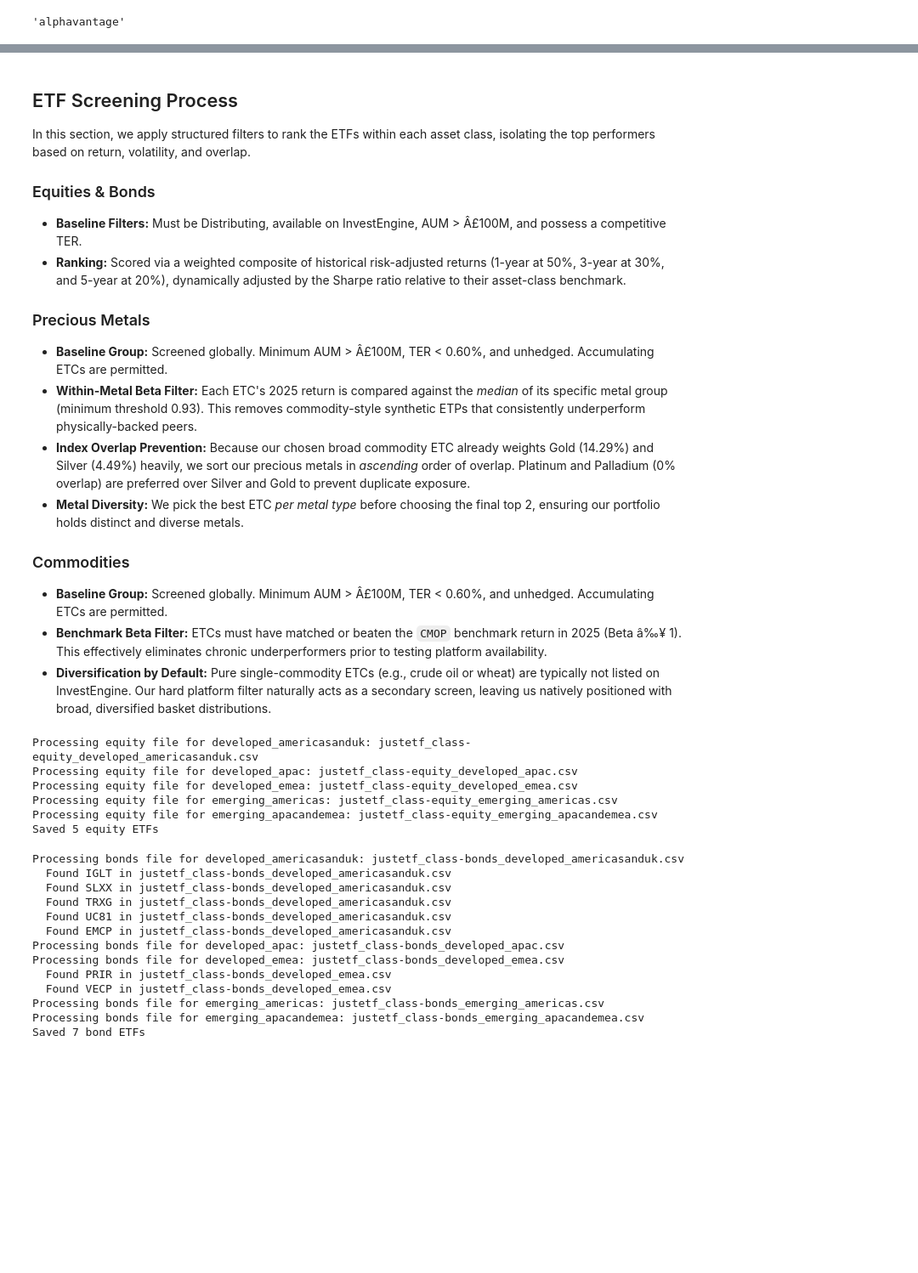
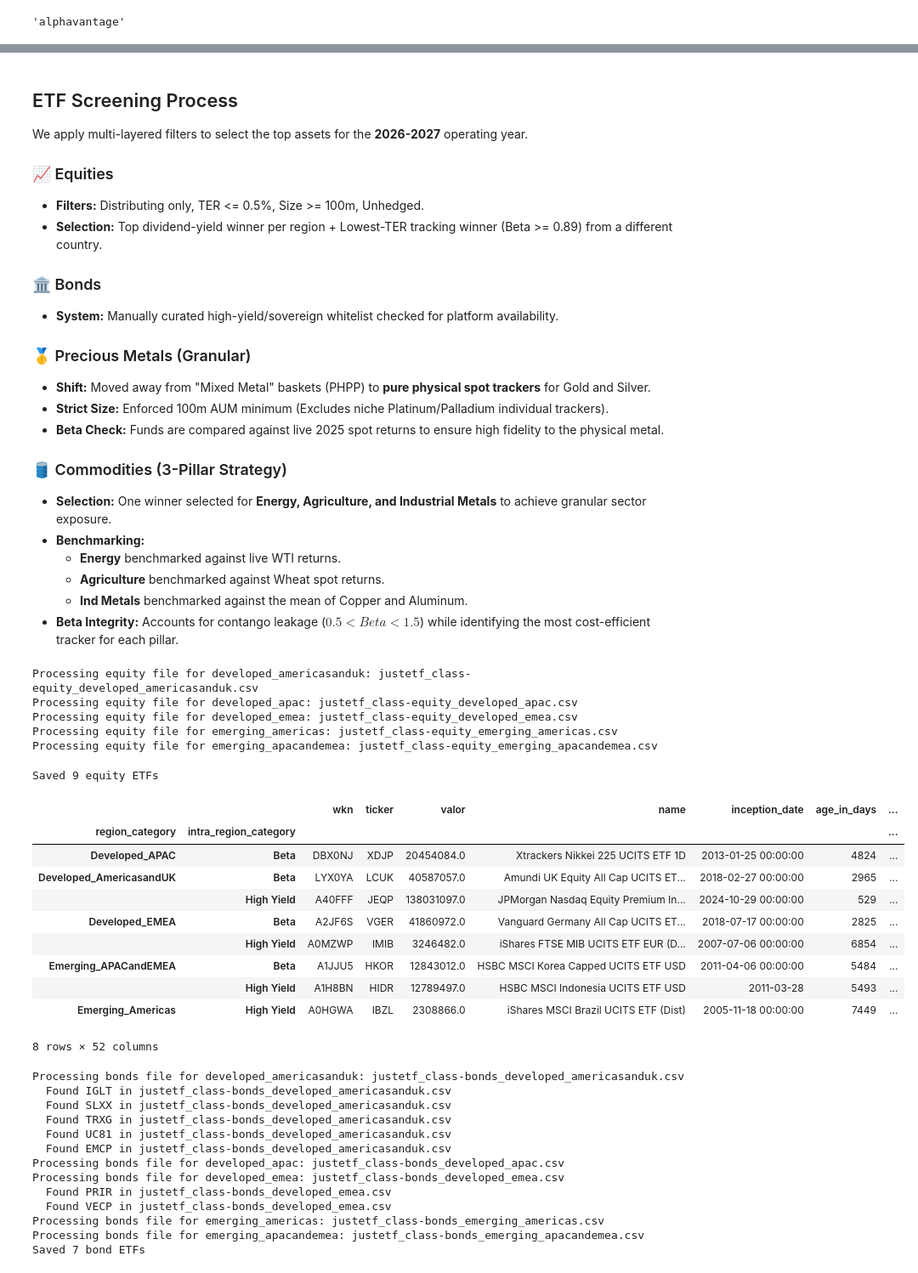
Before and after one commit to nairraks/etf-isa-portfolio, a Jupyter notebook: notebooks/02_etf_screening.ipynb, the cells around one changed output, grey strips where cells are left out. Shown at 85% size. Cells and saved outputs as stored; diff of their text form; code cells hidden in the pictures; blank space fills up the shorter version.

```diff
--- a/notebooks/02_etf_screening.ipynb
+++ b/notebooks/02_etf_screening.ipynb
@@ -139,21 +136,26 @@ benchmark_df
 # %% [markdown]
 ## ETF Screening Process
-In this section, we apply structured filters to rank the ETFs within each asset class, isolating the top performers based on return, volatility, and overlap.
+We apply multi-layered filters to select the top assets for the **2026-2027** operating year.
 
-### Equities & Bonds
-- **Baseline Filters:** Must be Distributing, available on InvestEngine, AUM > Â£100M, and possess a competitive TER.
-- **Ranking:** Scored via a weighted composite of historical risk-adjusted returns (1-year at 50%, 3-year at 30%, and 5-year at 20%), dynamically adjusted by the Sharpe ratio relative to their asset-class benchmark.
+### 📈 Equities
+- **Filters:** Distributing only, TER <= 0.5%, Size >= 100m, Unhedged.
+- **Selection:** Top dividend-yield winner per region + Lowest-TER tracking winner (Beta >= 0.89) from a different country.
 
-### Precious Metals
-- **Baseline Group:** Screened globally. Minimum AUM > Â£100M, TER < 0.60%, and unhedged. Accumulating ETCs are permitted.
-- **Within-Metal Beta Filter:** Each ETC's 2025 return is compared against the *median* of its specific metal group (minimum threshold 0.93). This removes commodity-style synthetic ETPs that consistently underperform physically-backed peers.
-- **Index Overlap Prevention:** Because our chosen broad commodity ETC already weights Gold (14.29%) and Silver (4.49%) heavily, we sort our precious metals in *ascending* order of overlap. Platinum and Palladium (0% overlap) are preferred over Silver and Gold to prevent duplicate exposure.
-- **Metal Diversity:** We pick the best ETC *per metal type* before choosing the final top 2, ensuring our portfolio holds distinct and diverse metals.
+### 🏛 Bonds
+- **System:** Manually curated high-yield/sovereign whitelist checked for platform availability.
 
-### Commodities
-- **Baseline Group:** Screened globally. Minimum AUM > Â£100M, TER < 0.60%, and unhedged. Accumulating ETCs are permitted.
-- **Benchmark Beta Filter:** ETCs must have matched or beaten the `CMOP` benchmark return in 2025 (Beta â‰¥ 1). This effectively eliminates chronic underperformers prior to testing platform availability.
-- **Diversification by Default:** Pure single-commodity ETCs (e.g., crude oil or wheat) are typically not listed on InvestEngine. Our hard platform filter naturally acts as a secondary screen, leaving us natively positioned with broad, diversified basket distributions.
+### 🥇 Precious Metals (Granular)
+- **Shift:** Moved away from "Mixed Metal" baskets (PHPP) to **pure physical spot trackers** for Gold and Silver.
+- **Strict Size:** Enforced 100m AUM minimum (Excludes niche Platinum/Palladium individual trackers).
+- **Beta Check:** Funds are compared against live 2025 spot returns to ensure high fidelity to the physical metal.
+
+### 🛢 Commodities (3-Pillar Strategy)
+- **Selection:** One winner selected for **Energy, Agriculture, and Industrial Metals** to achieve granular sector exposure.
+- **Benchmarking:**
+    - **Energy** benchmarked against live WTI returns.
+    - **Agriculture** benchmarked against Wheat spot returns.
+    - **Ind Metals** benchmarked against the mean of Copper and Aluminum.
+- **Beta Integrity:** Accounts for contango leakage ($0.5 < Beta < 1.5$) while identifying the most cost-efficient tracker for each pillar.
 # %%
 main_df_equities = pd.DataFrame()
 
@@ -189,12 +191,22 @@ for filepath in sorted(DATA_RAW.glob("justetf_class-equity*.csv")):
 
         include_tickers = ['IBZL']
         distributing_df = distributing_df[
-            (distributing_df['ter'] < 0.5) | (distributing_df['ticker'].isin(include_tickers))
+            (distributing_df['ter'] <= 0.5) | (distributing_df['ticker'].isin(include_tickers))
         ]
 
         # Tickers to exclude (re-evaluate with yfinance — some may now be available)
         remove_tickers = ['XUCN', 'LYXIB', 'C001', 'SW2CHA', 'XSMI', 'SJPD', 'XESD', 'C024']
         distributing_df = distributing_df[~distributing_df['ticker'].isin(remove_tickers)]
+
+        # Merge benchmark data and compute beta for the entire distributing_df
+        distributing_df = pd.merge(
+            distributing_df,
+            benchmark_df[['country', 'benchmark_ticker', 'benchmark_description', 'benchmark_2025_Return']],
+            on='country', how='left'
+        )
+        distributing_df["beta"] = (
+            distributing_df["2025"] / distributing_df["benchmark_2025_Return"]
+        )
 
         hy_df = (distributing_df.copy()
                  .sort_values(by=['last_year_dividends'], ascending=False)
@@ -204,19 +216,12 @@ for filepath in sorted(DATA_RAW.glob("justetf_class-equity*.csv")):
         benchmark_distributing_df = distributing_df.copy()[
             ~distributing_df['country'].isin(hy_df['country'])
         ]
-        benchmark_distributing_df = pd.merge(
-            benchmark_distributing_df,
-            benchmark_df[['country', 'benchmark_ticker', 'benchmark_description', 'benchmark_2025_Return']],
-            on='country', how='left'
-        )
-        benchmark_distributing_df["beta"] = (
-            benchmark_distributing_df["2025"] / benchmark_distributing_df["benchmark_2025_Return"]
-        )
 
         # Save intermediate benchmark data
         save_benchmark_etfs(benchmark_distributing_df, asset_class='equity', portfolio_year=2026)
 
-        benchmark_distributing_df = benchmark_distributing_df[benchmark_distributing_df['beta'] >= 1]
+        # Tolerance adjusted to 0.99 to allow valid ETFs to pass minor data feed discrepancies
+        benchmark_distributing_df = benchmark_distributing_df[benchmark_distributing_df['beta'] >= 0.89]
         beta_df = (benchmark_distributing_df.copy()
                    .sort_values(by=['ter', 'beta'], ascending=[True, False])
                    .drop_duplicates(subset=['region_category']))
@@ -229,34 +234,46 @@ for filepath in sorted(DATA_RAW.glob("justetf_class-equity*.csv")):
 
 # Check InvestEngine availability
 main_df_equities['available_on_investengine'] = (
     main_df_equities['ticker'].apply(check_etf_availability)
 )
 
 # Fetch latest close price via DataProvider (yfinance, no API key)
 def _get_price(ticker):
     try:
         return provider.get_latest_price(ticker)
     except Exception as e:
         print(f"Price error for {ticker}: {e}")
         return None, None
 
 if not main_df_equities.empty:
     main_df_equities[['yday_close_price_date', 'yday_close_price']] = (
         main_df_equities['ticker'].apply(_get_price).to_list()
     )
 else:
     main_df_equities['yday_close_price_date'] = []
     main_df_equities['yday_close_price'] = []
 
 save_screened_etfs(main_df_equities, 'equity', portfolio_year=2026)
 print(f"Saved {len(main_df_equities)} equity ETFs")
+main_df_equities[main_df_equities["available_on_investengine"]==True].groupby(["region_category","intra_region_category"]).sum()
 # %% [output]
 Processing equity file for developed_americasanduk: justetf_class-equity_developed_americasanduk.csv
 Processing equity file for developed_apac: justetf_class-equity_developed_apac.csv
 Processing equity file for developed_emea: justetf_class-equity_developed_emea.csv
 Processing equity file for emerging_americas: justetf_class-equity_emerging_americas.csv
 Processing equity file for emerging_apacandemea: justetf_class-equity_emerging_apacandemea.csv
-Saved 5 equity ETFs
+Saved 9 equity ETFs
+|  |  | wkn | ticker | valor | name | inception_date | age_in_days | ... |
+| region_category | intra_region_category |  |  |  |  |  |  | ... |
+| Developed_APAC | Beta | DBX0NJ | XDJP | 20454084.0 | Xtrackers Nikkei 225 UCITS ETF 1D | 2013-01-25 00:00:00 | 4824 | ... |
+| Developed_AmericasandUK | Beta | LYX0YA | LCUK | 40587057.0 | Amundi UK Equity All Cap UCITS ET... | 2018-02-27 00:00:00 | 2965 | ... |
+|  | High Yield | A40FFF | JEQP | 138031097.0 | JPMorgan Nasdaq Equity Premium In... | 2024-10-29 00:00:00 | 529 | ... |
+| Developed_EMEA | Beta | A2JF6S | VGER | 41860972.0 | Vanguard Germany All Cap UCITS ET... | 2018-07-17 00:00:00 | 2825 | ... |
+|  | High Yield | A0MZWP | IMIB | 3246482.0 | iShares FTSE MIB UCITS ETF EUR (D... | 2007-07-06 00:00:00 | 6854 | ... |
+| Emerging_APACandEMEA | Beta | A1JJU5 | HKOR | 12843012.0 | HSBC MSCI Korea Capped UCITS ETF USD | 2011-04-06 00:00:00 | 5484 | ... |
+|  | High Yield | A1H8BN | HIDR | 12789497.0 | HSBC MSCI Indonesia UCITS ETF USD | 2011-03-28 | 5493 | ... |
+| Emerging_Americas | High Yield | A0HGWA | IBZL | 2308866.0 | iShares MSCI Brazil UCITS ETF (Dist) | 2005-11-18 00:00:00 | 7449 | ... |
+8 rows × 52 columns
 # %%
 ############# BONDS #############
 main_df_bonds = pd.DataFrame()
```
Also changed, not shown: parts of 5 cells of this notebook, 4 other files.
